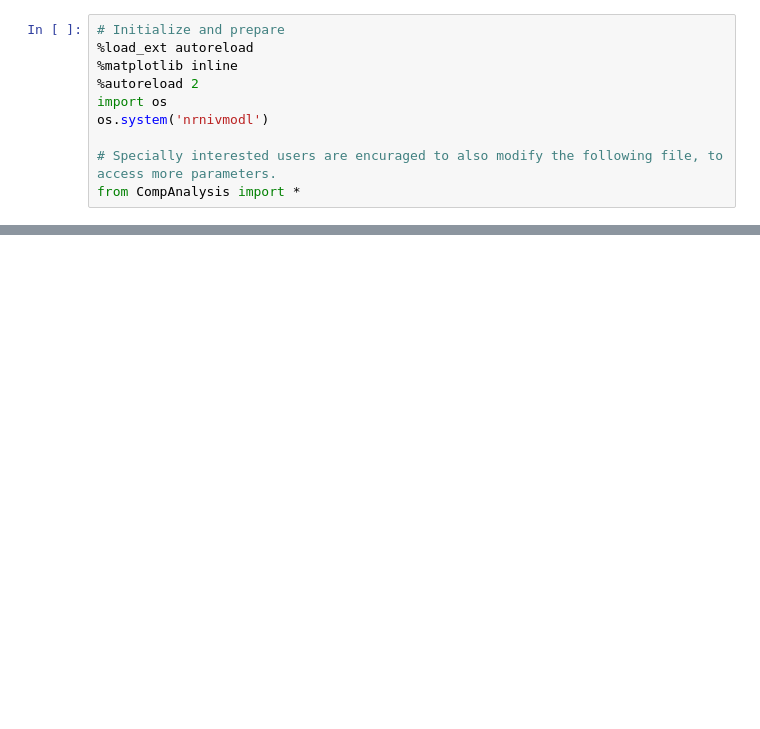
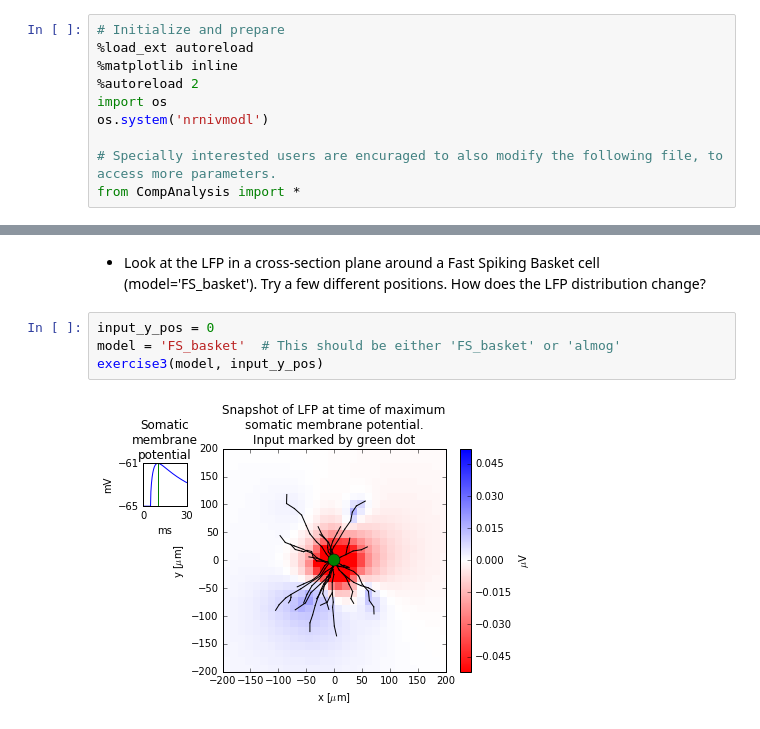
Before and after one commit to torbjone/my_binder_test, a Jupyter notebook: index.ipynb, the cells around one changed output, grey strips where cells are left out. Cells and saved outputs as stored; diff of their text form; blank space fills up the shorter version.

```diff
--- a/index.ipynb
+++ b/index.ipynb
@@ -54,0 +110,8 @@ exercise1(soma_clamp_params, apic_clamp_params)
+# %% [markdown]
+ * Look at the LFP in a cross-section plane around a Fast Spiking Basket cell (model='FS_basket'). Try a few different positions. How does the LFP distribution change?
+# %%
+input_y_pos = 0
+model = 'FS_basket'  # This should be either 'FS_basket' or 'almog'
+exercise3(model, input_y_pos)
+# %% [output]
+[figure, added]
```
Also changed, not shown: parts of 10 cells of this notebook, 3 other files.
